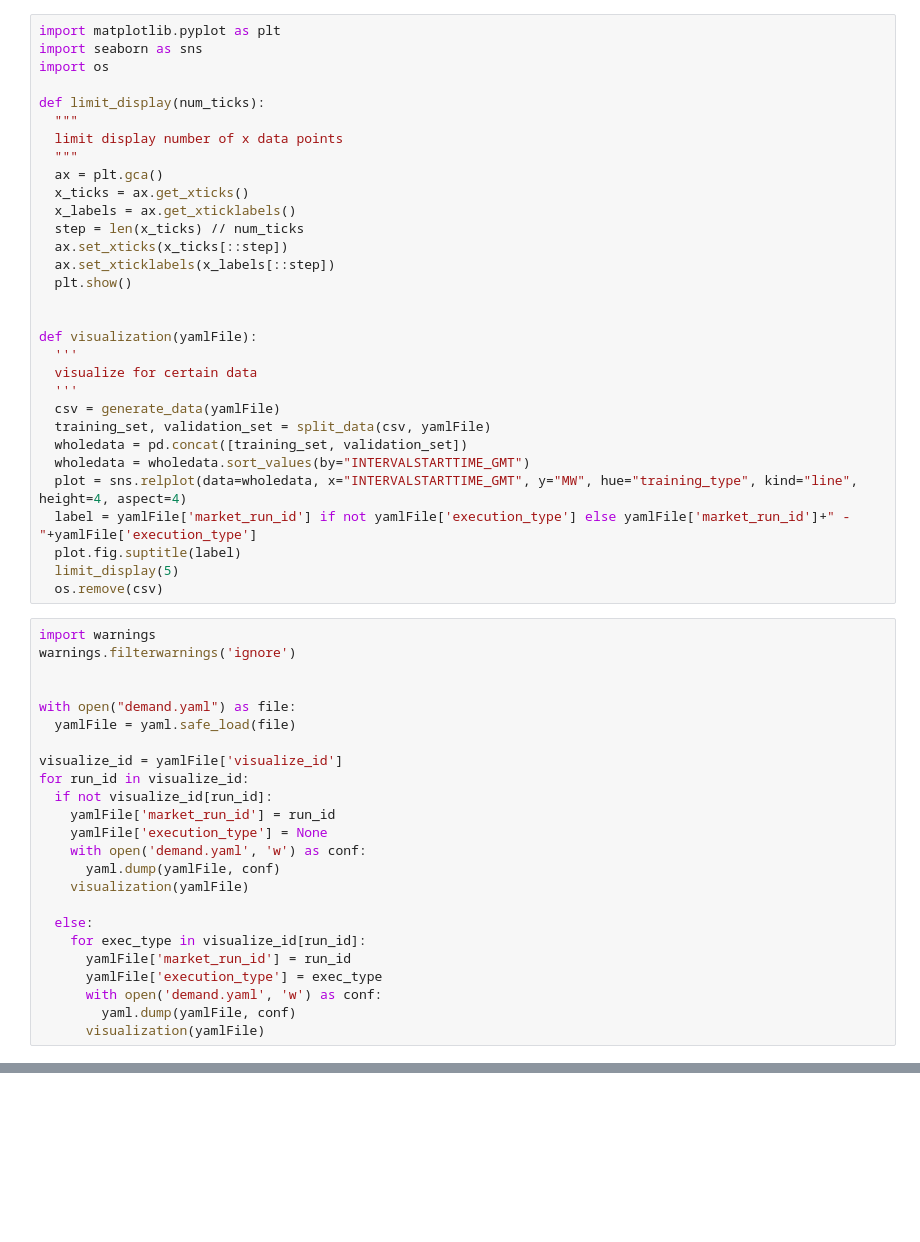
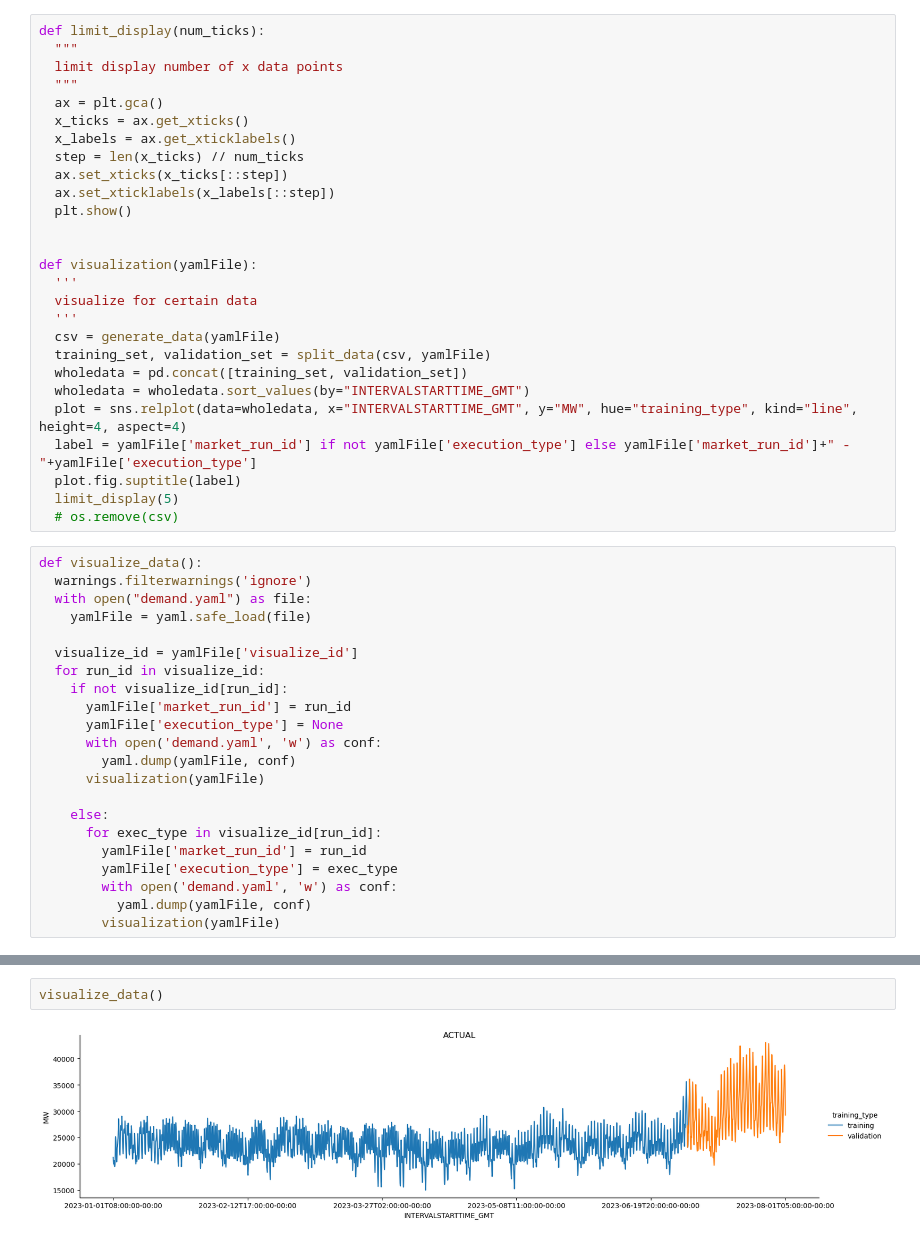
Before and after one commit to janghl/Siemens-Privacy-in-Reinforcement-Learning, a Jupyter notebook: demand.ipynb, the cells around one changed output, grey strips where cells are left out. Cells and saved outputs as stored; diff of their text form; blank space fills up the shorter version.

```diff
--- a/demand.ipynb
+++ b/demand.ipynb
@@ -67,10 +89,6 @@ def split_data(csv, yamlFile):
 
   return training_set, validation_set
 # %%
-import matplotlib.pyplot as plt
-import seaborn as sns
-import os
-
 def limit_display(num_ticks):
   """
   limit display number of x data points
@@ -96,28 +114,26 @@ def visualization(yamlFile):
   label = yamlFile['market_run_id'] if not yamlFile['execution_type'] else yamlFile['market_run_id']+" - "+yamlFile['execution_type']
   plot.fig.suptitle(label)
   limit_display(5)
-  os.remove(csv)
+  # os.remove(csv)
 # %%
-import warnings
-warnings.filterwarnings('ignore')
+def visualize_data():
+  warnings.filterwarnings('ignore')
+  with open("demand.yaml") as file:
+    yamlFile = yaml.safe_load(file)
 
-
-with open("demand.yaml") as file:
-  yamlFile = yaml.safe_load(file)
-
-visualize_id = yamlFile['visualize_id']
-for run_id in visualize_id:
-  if not visualize_id[run_id]:
-    yamlFile['market_run_id'] = run_id
-    yamlFile['execution_type'] = None
-    with open('demand.yaml', 'w') as conf:
-      yaml.dump(yamlFile, conf)
-    visualization(yamlFile)
-
-  else:
-    for exec_type in visualize_id[run_id]:
+  visualize_id = yamlFile['visualize_id']
+  for run_id in visualize_id:
+    if not visualize_id[run_id]:
       yamlFile['market_run_id'] = run_id
-      yamlFile['execution_type'] = exec_type
+      yamlFile['execution_type'] = None
       with open('demand.yaml', 'w') as conf:
         yaml.dump(yamlFile, conf)
       visualization(yamlFile)
+
+    else:
+      for exec_type in visualize_id[run_id]:
+        yamlFile['market_run_id'] = run_id
+        yamlFile['execution_type'] = exec_type
+        with open('demand.yaml', 'w') as conf:
+          yaml.dump(yamlFile, conf)
+        visualization(yamlFile)
@@ -132,0 +140,4 @@ for run_id in visualize_id:
+# %%
+visualize_data()
+# %% [output]
+[figure, added]
```
Also changed, not shown: parts of 7 cells of this notebook, 14 other files.
